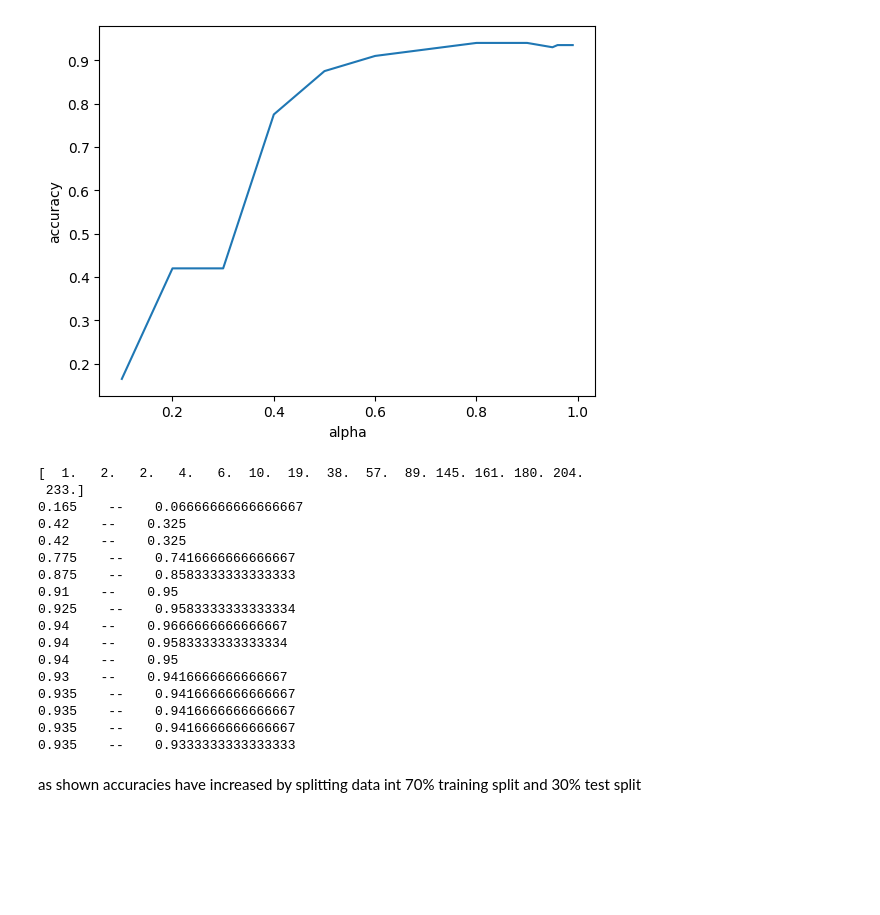
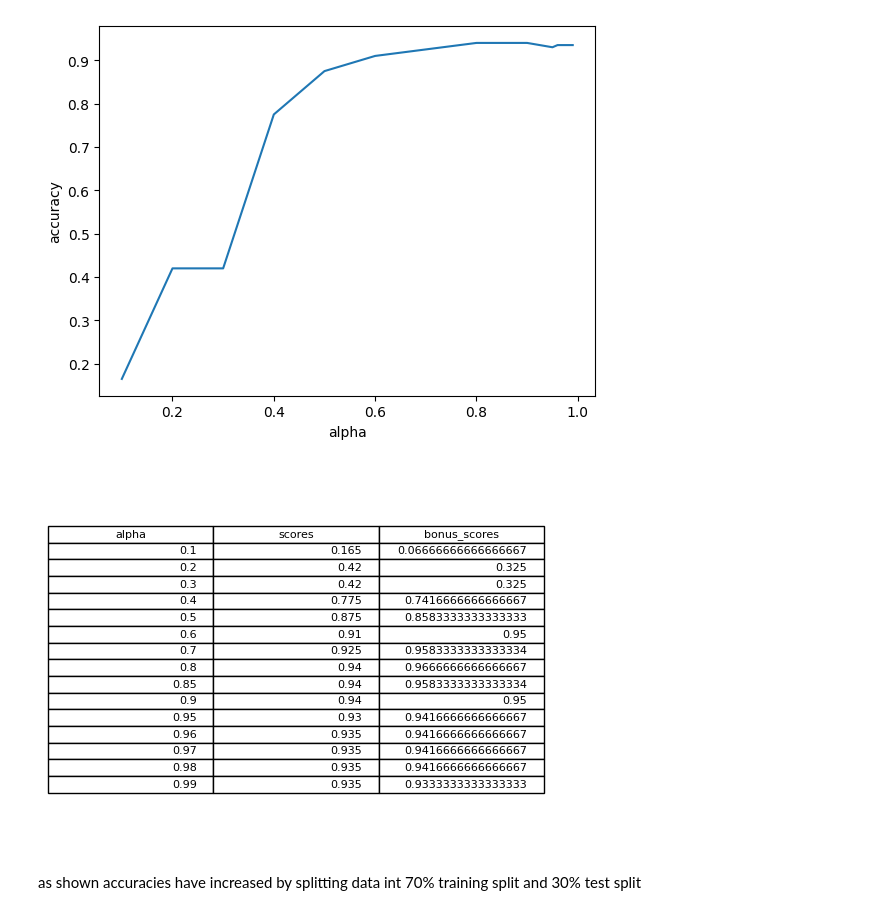
Before and after one commit to yousefkotp/Face-Recognition-Using-PCA-LDA, a Jupyter notebook: main.ipynb, the cells around one changed output. Cells and saved outputs as stored; diff of their text form; code cells hidden in the pictures; blank space fills up the shorter version.

```diff
--- a/main.ipynb
+++ b/main.ipynb
@@ -244,28 +244,11 @@ plt.show()
 # %% [output]
 [figure]
 [figure]
-# %%
-print(bonus_pcs.ravel())
-size=bonus_pcs.shape[0]
-for i in range(size):
-    print(str(scores[i])+"    --    "+str(bonus_scores[i]))
-# %% [output]
-[  1.   2.   2.   4.   6.  10.  19.  38.  57.  89. 145. 161. 180. 204.
- 233.]
-0.165    --    0.06666666666666667
-0.42    --    0.325
-0.42    --    0.325
-0.775    --    0.7416666666666667
-0.875    --    0.8583333333333333
-0.91    --    0.95
-0.925    --    0.9583333333333334
-0.94    --    0.9666666666666667
-0.94    --    0.9583333333333334
-0.94    --    0.95
-0.93    --    0.9416666666666667
-0.935    --    0.9416666666666667
-0.935    --    0.9416666666666667
-0.935    --    0.9416666666666667
-0.935    --    0.9333333333333333
+# %%
+plt.axis('off')
+plt.table(cellText=[[alpha[i],scores[i],bonus_scores[i]] for i in range(size)], colLabels=['alpha','scores','bonus_scores'], loc='center')
+plt.show()
+# %% [output]
+[figure, added]
 # %% [markdown]
 as shown accuracies have increased by splitting data int 70% training split and 30% test split
```
